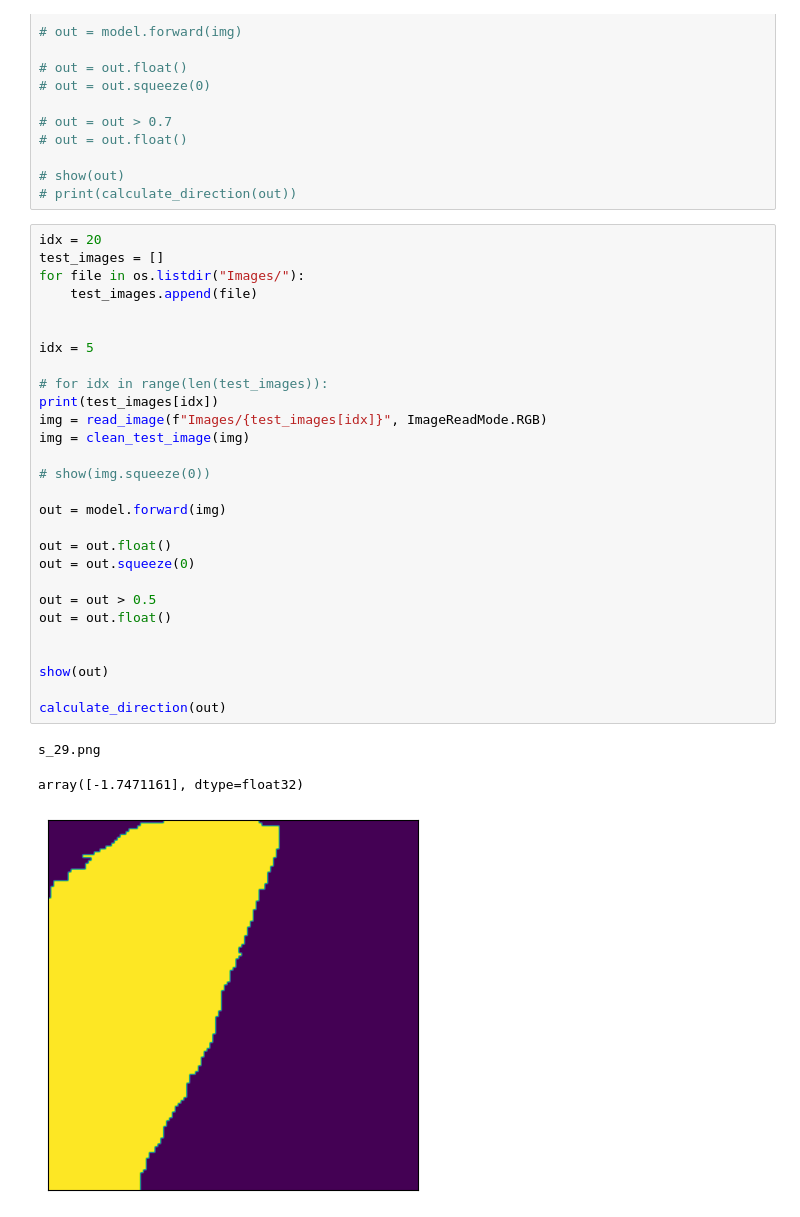
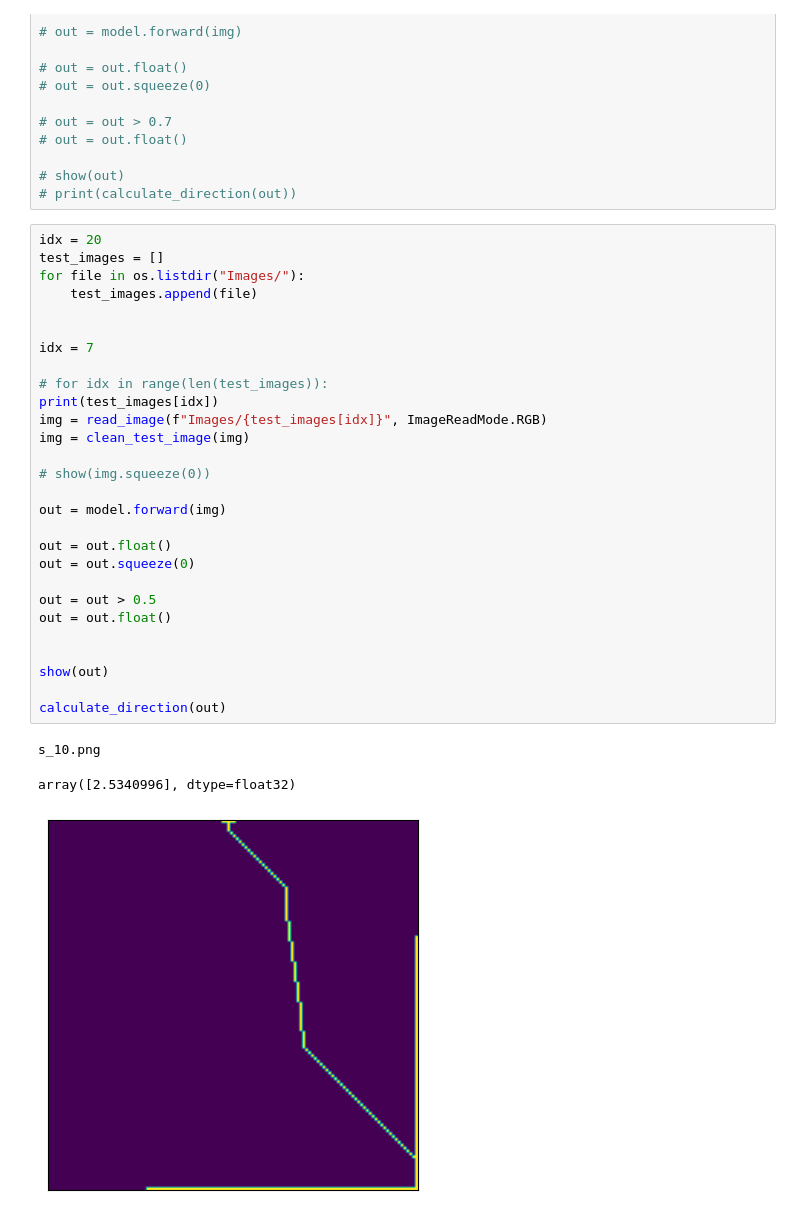
Before and after one commit to christamumley/MarioKartAI, a Jupyter notebook: ImageSegmentation.ipynb, the cells around one changed output. Cells and saved outputs as stored; diff of their text form.

```diff
--- a/ImageSegmentation.ipynb
+++ b/ImageSegmentation.ipynb
@@ -439,32 +443,32 @@ array([1.672414], dtype=float32)
 # %%
 idx = 20
 test_images = []
 for file in os.listdir("Images/"):
     test_images.append(file)
 
 
-idx = 5
+idx = 7
 
 # for idx in range(len(test_images)):
 print(test_images[idx])
 img = read_image(f"Images/{test_images[idx]}", ImageReadMode.RGB)
 img = clean_test_image(img)
 
 # show(img.squeeze(0))
 
 out = model.forward(img)
 
 out = out.float()
 out = out.squeeze(0)
 
 out = out > 0.5
 out = out.float()
 
 
 show(out)
 
 calculate_direction(out)
 # %% [output]
-s_29.png
+s_10.png
-array([-1.7471161], dtype=float32)
+array([2.5340996], dtype=float32)
-[figure, old version]
+[figure, new version]
```
Also changed, not shown: parts of 11 cells of this notebook, 2 other files.
